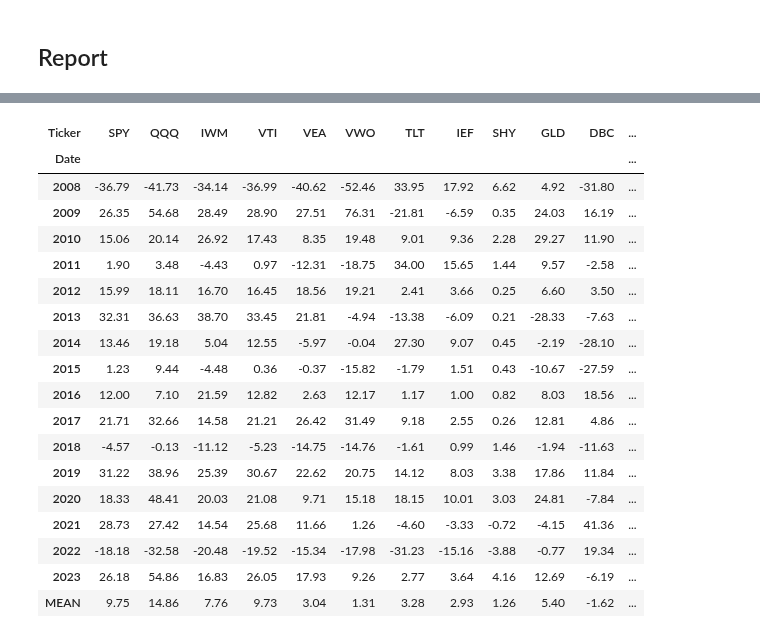
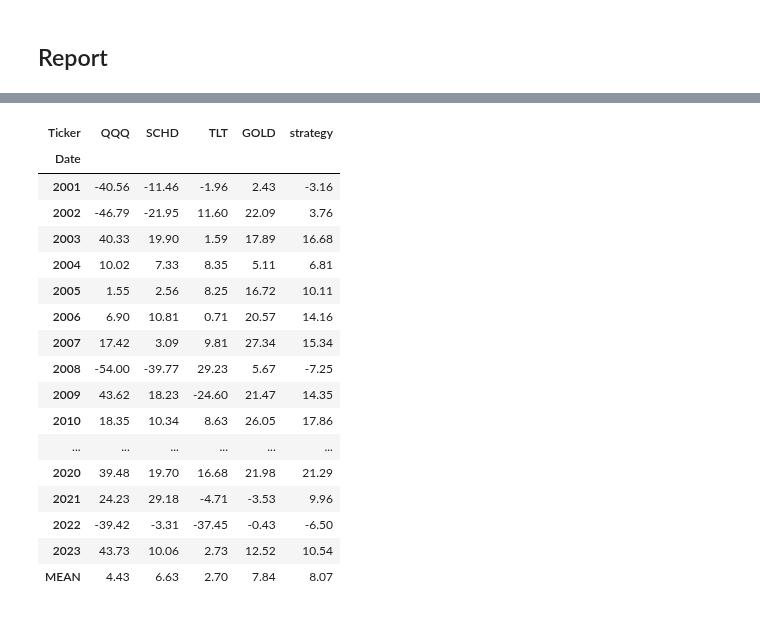
Before and after one commit to sdjhs0327/ws_fn, a Jupyter notebook: strategy/00_02_AWP.ipynb, the cells around one changed output, grey strips where cells are left out. Cells and saved outputs as stored; diff of their text form; code cells hidden in the pictures.

```diff
--- a/strategy/00_02_AWP.ipynb
+++ b/strategy/00_02_AWP.ipynb
@@ -194,0 +243,13 @@ class PortfolioAllocator(object):
+# %%
+dataset = data_funcs.get_merged_df('QQQ', 'SCHD', 'TLT', '^IXIC', '^GSPC', 'GC=F')
+DGS20 = fred.get_series('DGS20')
+dataset['DGS20'] = DGS20
+dataset = dataset.fillna(method='ffill')
+
+## Interpolation
+## naq => QQQ 보간
+dataset_imputed = imputation(dataset, '^IXIC', 'QQQ')
+dataset_imputed = imputation(dataset_imputed, '^GSPC', 'SCHD')
+dataset_imputed = imputation(dataset_imputed, 'DGS20', 'TLT')
+dataset_imputed = dataset_imputed.rename(columns={'GC=F':'GOLD'})
+dataset_imputed = dataset_imputed[['QQQ', 'SCHD', 'TLT', 'GOLD']].dropna()
@@ -195,3 +261,5 @@ class PortfolioAllocator(object):
+# %%
+dataset_imputed_m = dataset_imputed.resample('M').last()
 # %% [markdown]
 ## Proc
 # %%
@@ -207,3 +271,3 @@ df = allocator.dataload('SPY', 'QQQ', 'IWM', 'VTI', 'VEA', 'VWO', 'TLT', 'IEF',
 # %%
-process, obtimal, min_risk = allocator.cal_optimal(df, unit='daily', rebalancing='y', d=10, min_edge=30)
+process, obtimal, min_risk = allocator.cal_optimal(dataset_imputed_m, unit='monthly', rebalancing='m', d=5, min_edge=0)
 # %% [output]
@@ -246,4 +342,4 @@ array([0.3 , 0.2 , 0.  , 0.  , 0.  , 0.  , 0.1 , 0.1 , 0.  , 0.3 , 0.  ,
 ratio = pd.DataFrame(list(obtimal.values[0][:-5]),
              index=obtimal.columns[:-5], columns=['ratio'])
 ratio = list(ratio['ratio'])
-result = allocator.cal_rebalancing(df, ratio=ratio, rebalancing='y', unit='daily')
+result = allocator.cal_rebalancing(dataset_imputed_m, ratio=ratio, rebalancing='m', unit='monthly')
@@ -296,26 +374,25 @@ result.dropna()
 # %%
 ## 연수익률
-anal_funcs.get_YTD_report(result, 'a')
+anal_funcs.get_YTD_report(result, 'g')
 # %% [output]
-| Ticker | SPY | QQQ | IWM | VTI | VEA | VWO | TLT | IEF | SHY | GLD | DBC | ... |
-| Date |  |  |  |  |  |  |  |  |  |  |  | ... |
-| 2008 | -36.79 | -41.73 | -34.14 | -36.99 | -40.62 | -52.46 | 33.95 | 17.92 | 6.62 | 4.92 | -31.80 | ... |
-| 2009 | 26.35 | 54.68 | 28.49 | 28.90 | 27.51 | 76.31 | -21.81 | -6.59 | 0.35 | 24.03 | 16.19 | ... |
-| 2010 | 15.06 | 20.14 | 26.92 | 17.43 | 8.35 | 19.48 | 9.01 | 9.36 | 2.28 | 29.27 | 11.90 | ... |
-| 2011 | 1.90 | 3.48 | -4.43 | 0.97 | -12.31 | -18.75 | 34.00 | 15.65 | 1.44 | 9.57 | -2.58 | ... |
-| 2012 | 15.99 | 18.11 | 16.70 | 16.45 | 18.56 | 19.21 | 2.41 | 3.66 | 0.25 | 6.60 | 3.50 | ... |
-| 2013 | 32.31 | 36.63 | 38.70 | 33.45 | 21.81 | -4.94 | -13.38 | -6.09 | 0.21 | -28.33 | -7.63 | ... |
-| 2014 | 13.46 | 19.18 | 5.04 | 12.55 | -5.97 | -0.04 | 27.30 | 9.07 | 0.45 | -2.19 | -28.10 | ... |
-| 2015 | 1.23 | 9.44 | -4.48 | 0.36 | -0.37 | -15.82 | -1.79 | 1.51 | 0.43 | -10.67 | -27.59 | ... |
-| 2016 | 12.00 | 7.10 | 21.59 | 12.82 | 2.63 | 12.17 | 1.17 | 1.00 | 0.82 | 8.03 | 18.56 | ... |
-| 2017 | 21.71 | 32.66 | 14.58 | 21.21 | 26.42 | 31.49 | 9.18 | 2.55 | 0.26 | 12.81 | 4.86 | ... |
-| 2018 | -4.57 | -0.13 | -11.12 | -5.23 | -14.75 | -14.76 | -1.61 | 0.99 | 1.46 | -1.94 | -11.63 | ... |
-| 2019 | 31.22 | 38.96 | 25.39 | 30.67 | 22.62 | 20.75 | 14.12 | 8.03 | 3.38 | 17.86 | 11.84 | ... |
-| 2020 | 18.33 | 48.41 | 20.03 | 21.08 | 9.71 | 15.18 | 18.15 | 10.01 | 3.03 | 24.81 | -7.84 | ... |
-| 2021 | 28.73 | 27.42 | 14.54 | 25.68 | 11.66 | 1.26 | -4.60 | -3.33 | -0.72 | -4.15 | 41.36 | ... |
-| 2022 | -18.18 | -32.58 | -20.48 | -19.52 | -15.34 | -17.98 | -31.23 | -15.16 | -3.88 | -0.77 | 19.34 | ... |
-| 2023 | 26.18 | 54.86 | 16.83 | 26.05 | 17.93 | 9.26 | 2.77 | 3.64 | 4.16 | 12.69 | -6.19 | ... |
-| MEAN | 9.75 | 14.86 | 7.76 | 9.73 | 3.04 | 1.31 | 3.28 | 2.93 | 1.26 | 5.40 | -1.62 | ... |
+| Ticker | QQQ | SCHD | TLT | GOLD | strategy |
+| Date |  |  |  |  |  |
+| 2001 | -40.56 | -11.46 | -1.96 | 2.43 | -3.16 |
+| 2002 | -46.79 | -21.95 | 11.60 | 22.09 | 3.76 |
+| 2003 | 40.33 | 19.90 | 1.59 | 17.89 | 16.68 |
+| 2004 | 10.02 | 7.33 | 8.35 | 5.11 | 6.81 |
+| 2005 | 1.55 | 2.56 | 8.25 | 16.72 | 10.11 |
+| 2006 | 6.90 | 10.81 | 0.71 | 20.57 | 14.16 |
+| 2007 | 17.42 | 3.09 | 9.81 | 27.34 | 15.34 |
+| 2008 | -54.00 | -39.77 | 29.23 | 5.67 | -7.25 |
+| 2009 | 43.62 | 18.23 | -24.60 | 21.47 | 14.35 |
+| 2010 | 18.35 | 10.34 | 8.63 | 26.05 | 17.86 |
+| ... | ... | ... | ... | ... | ... |
+| 2020 | 39.48 | 19.70 | 16.68 | 21.98 | 21.29 |
+| 2021 | 24.23 | 29.18 | -4.71 | -3.53 | 9.96 |
+| 2022 | -39.42 | -3.31 | -37.45 | -0.43 | -6.50 |
+| 2023 | 43.73 | 10.06 | 2.73 | 12.52 | 10.54 |
+| MEAN | 4.43 | 6.63 | 2.70 | 7.84 | 8.07 |
 # %%
 ## 전고점대비 최대낙폭(MDD)
 MDD, HRR = anal_funcs.get_MDD_report(result, 'a')
```
Also changed, not shown: parts of 28 cells of this notebook.
